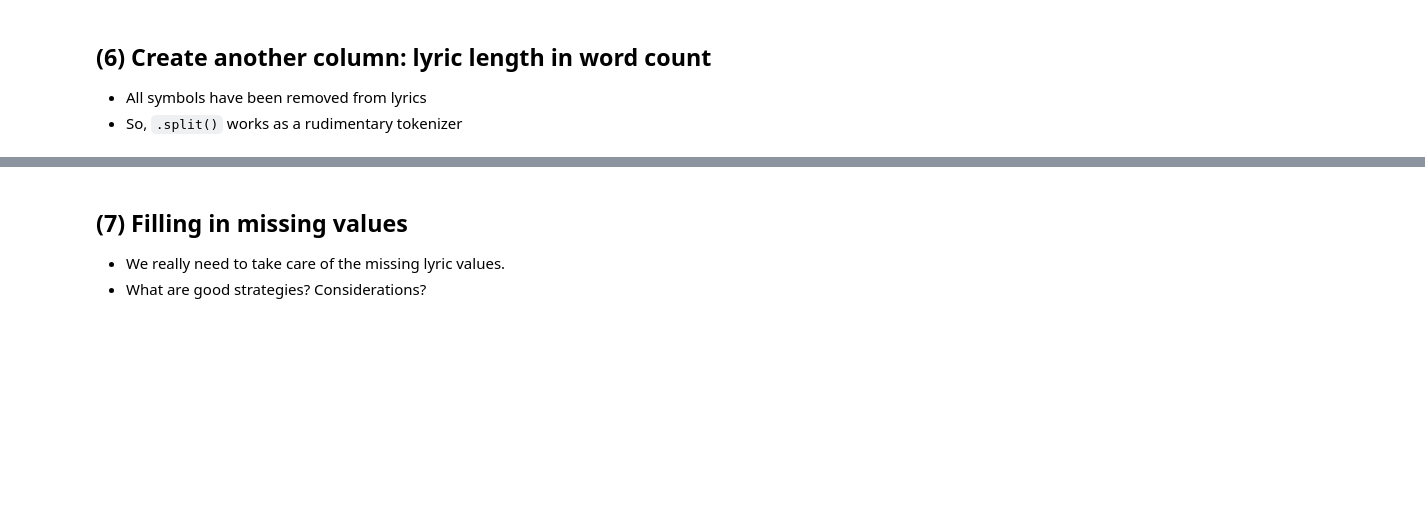
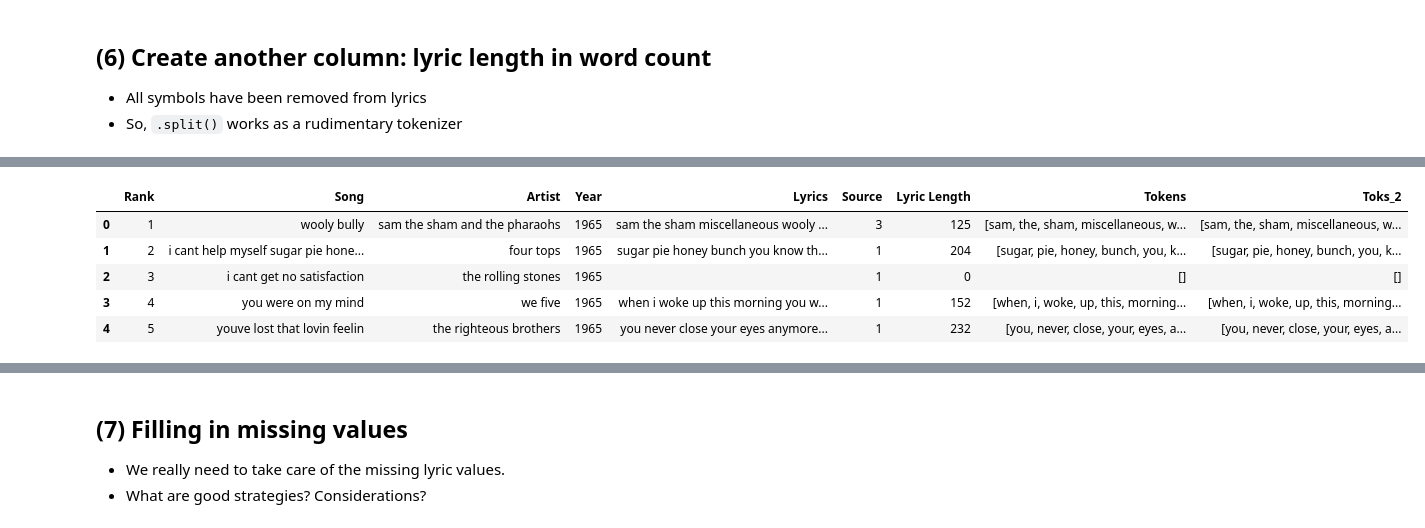
Before and after one commit to mmj32/Class-Practice-Repo, a Jupyter notebook: activity3/pop_music_lyrics_Brianna.ipynb, the cells around one changed output, grey strips where cells are left out. Drawn from its saved outputs; the diff is of its cells as text; code cells hidden in the pictures; blank space fills up the shorter version.

```diff
--- a/activity3/pop_music_lyrics_Brianna.ipynb
+++ b/activity3/pop_music_lyrics_Brianna.ipynb
@@ -197,0 +240,13 @@ songs2.loc[songs2['Artist']=='madonna',:]
+# %%
+def tokenize(txt):
+    return txt.split()
+
+songs['Tokens'] = songs['Lyrics'].map(tokenize)
+songs.head()
+# %% [output]
+|  | Rank | Song | Artist | Year | Lyrics | Source | Lyric Length | Tokens | Toks_2 |
+| 0 | 1 | wooly bully | sam the sham and the pharaohs | 1965 | sam the sham miscellaneous wooly ... | 3 | 125 | [sam, the, sham, miscellaneous, w... | [sam, the, sham, miscellaneous, w... |
+| 1 | 2 | i cant help myself sugar pie hone... | four tops | 1965 | sugar pie honey bunch you know th... | 1 | 204 | [sugar, pie, honey, bunch, you, k... | [sugar, pie, honey, bunch, you, k... |
+| 2 | 3 | i cant get no satisfaction | the rolling stones | 1965 |  | 1 | 0 | [] | [] |
+| 3 | 4 | you were on my mind | we five | 1965 | when i woke up this morning you w... | 1 | 152 | [when, i, woke, up, this, morning... | [when, i, woke, up, this, morning... |
+| 4 | 5 | youve lost that lovin feelin | the righteous brothers | 1965 | you never close your eyes anymore... | 1 | 232 | [you, never, close, your, eyes, a... | [you, never, close, your, eyes, a... |
```
Also changed, not shown: parts of 14 cells of this notebook, 1 other file.
